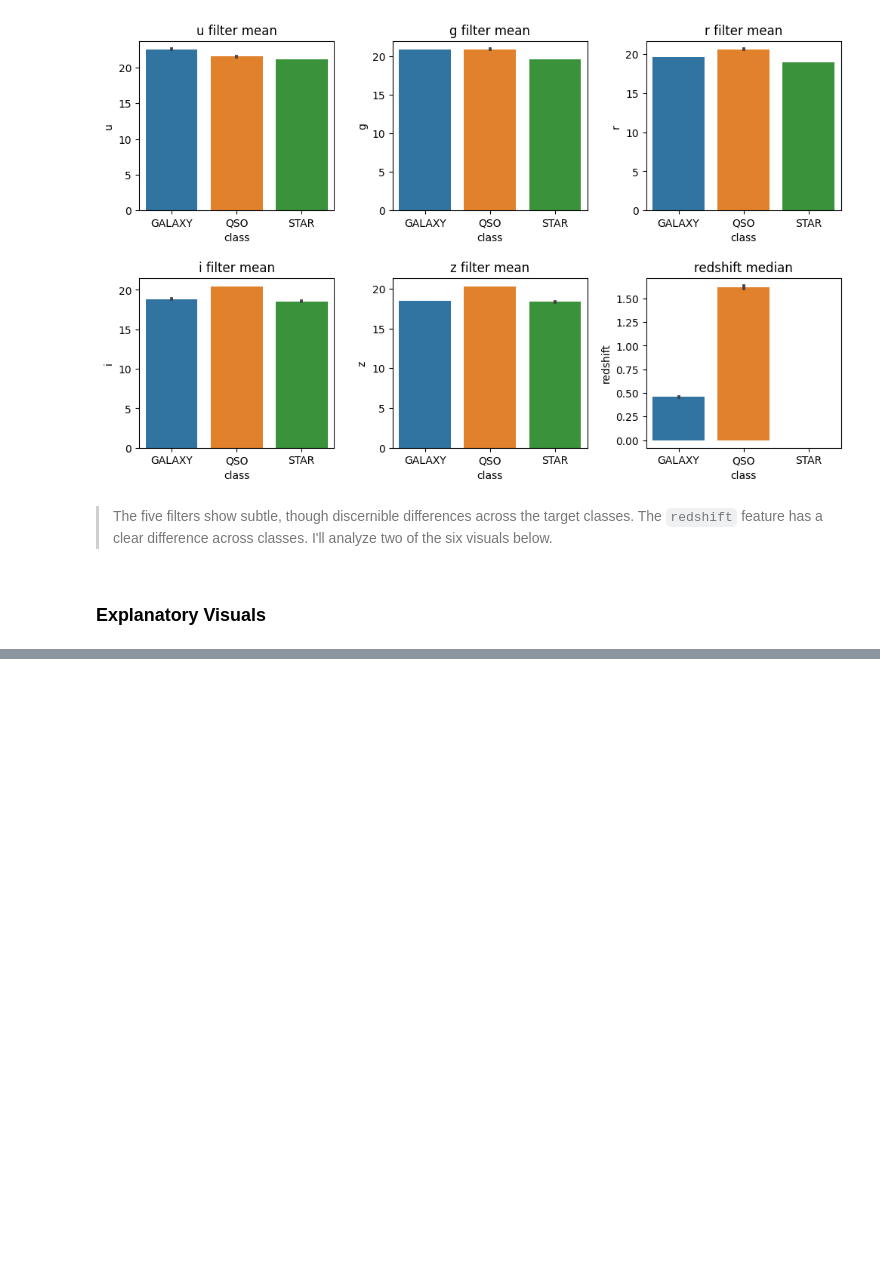
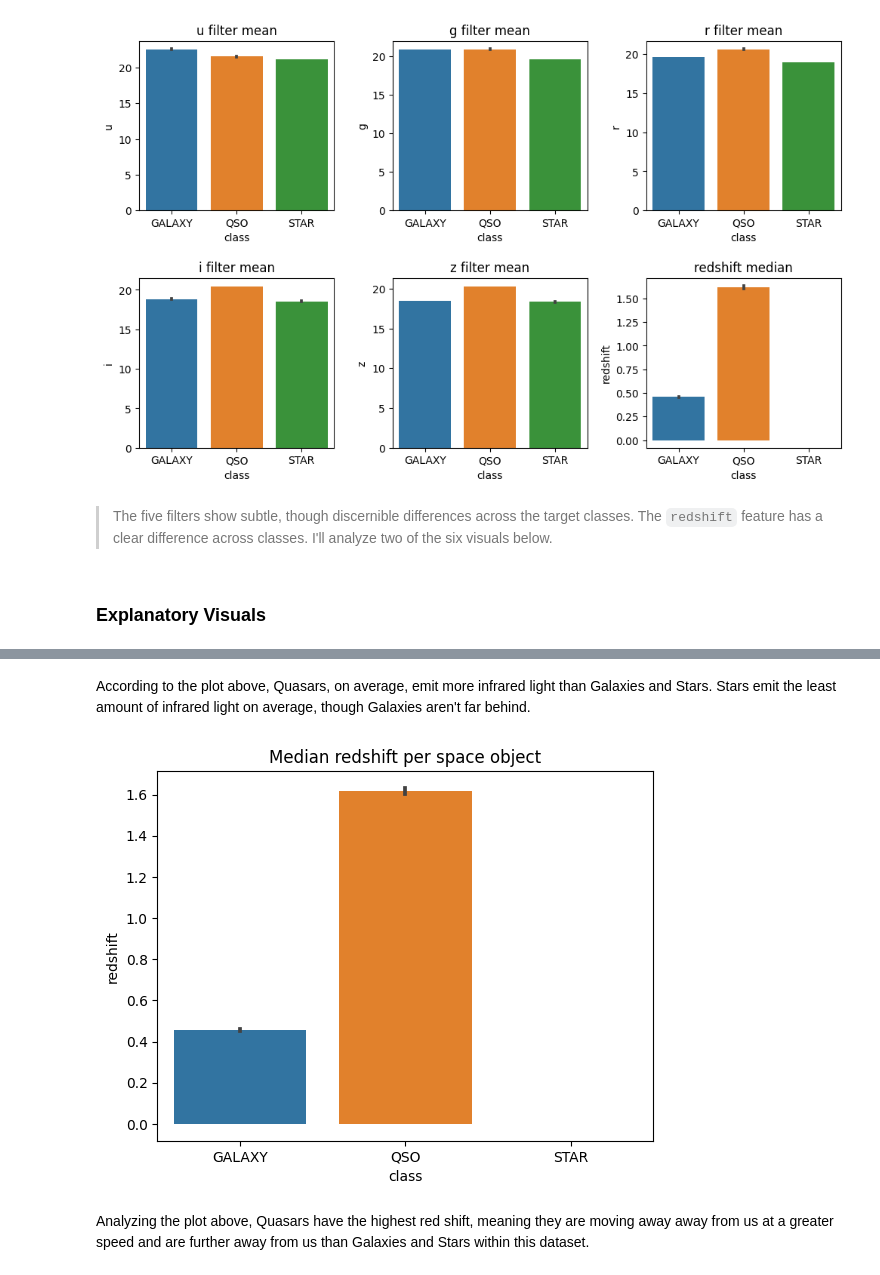
Before and after one commit to john-a-dixon/stellar-object-classification, a Jupyter notebook: stellar.ipynb, the cells around one changed output, grey strips where cells are left out. Cells and saved outputs as stored; diff of their text form; code cells hidden in the pictures; blank space fills up the shorter version.

```diff
--- a/stellar.ipynb
+++ b/stellar.ipynb
@@ -285,0 +290,8 @@ plt.subplots_adjust(hspace=0.4, wspace=0.3)
+# %% [markdown]
+According to the plot above, Quasars, on average, emit more infrared light than Galaxies and Stars. Stars emit the least amount of infrared light on average, though Galaxies aren't far behind.
+# %%
+sns.barplot(data=filters_df, x="class", y="redshift", estimator="median").set_title(f"Median redshift per space object");
+# %% [output]
+[figure, added]
+# %% [markdown]
+Analyzing the plot above, Quasars have the highest red shift, meaning they are moving away away from us at a greater speed and are further away from us than Galaxies and Stars within this dataset.
```
Also changed, not shown: parts of 1 cell of this notebook.
